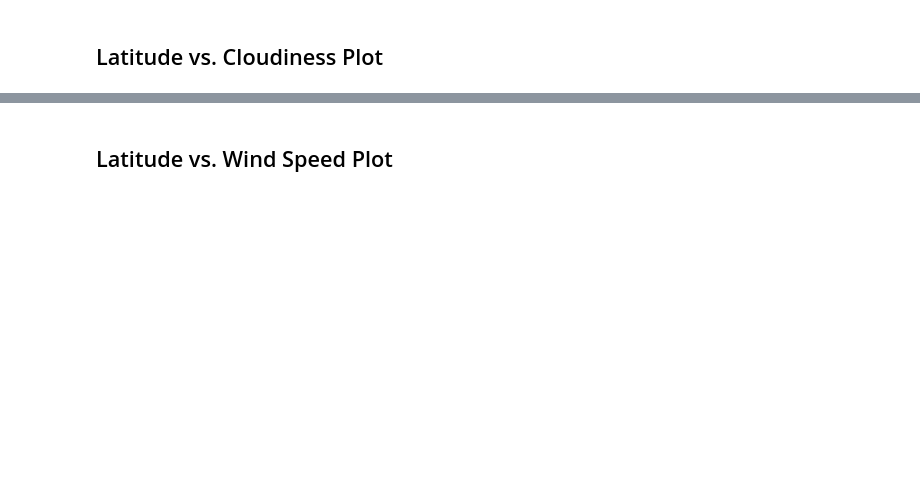
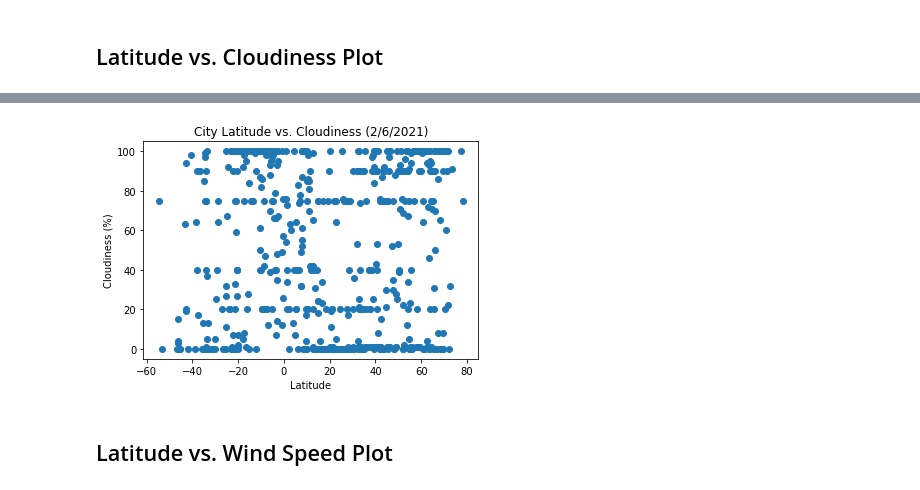
Before and after one commit to carterkioski/python-api-challenge, a Jupyter notebook: Carter_Kioski_Answers/WeatherPy/WeatherPy.ipynb, the cells around one changed output, grey strips where cells are left out. Cells and saved outputs as stored; diff of their text form; code cells hidden in the pictures; blank space fills up the shorter version.

```diff
--- a/Carter_Kioski_Answers/WeatherPy/WeatherPy.ipynb
+++ b/Carter_Kioski_Answers/WeatherPy/WeatherPy.ipynb
@@ -149,2 +192,11 @@ Int64Index([], dtype='int64')
+# %%
+plt.scatter(clean_city_data['Lat'],clean_city_data['Cloudiness'])
+plt.title('City Latitude vs. Cloudiness (2/6/2021)')
+plt.xlabel('Latitude')
+plt.ylabel('Cloudiness (%)')
+plt.show()
+#The code is analyzing how the cloudiness changes based on the latitude of the given city
+# %% [output]
+[figure, added]
 # %% [markdown]
 ## Latitude vs. Wind Speed Plot
```
Also changed, not shown: parts of 21 cells of this notebook, 1 other file.
